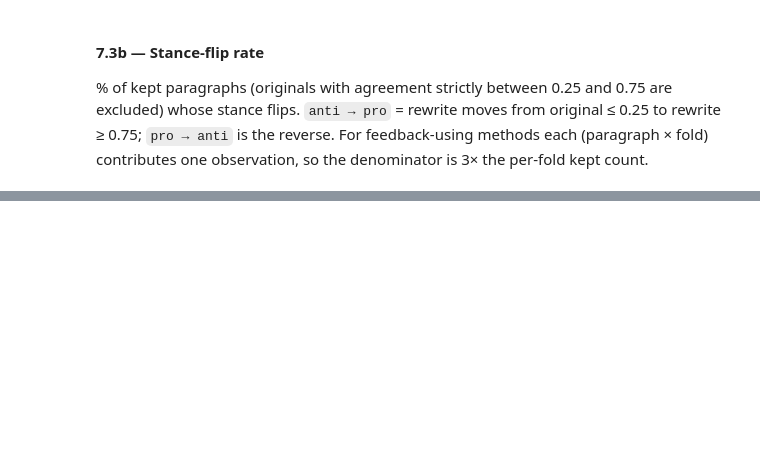
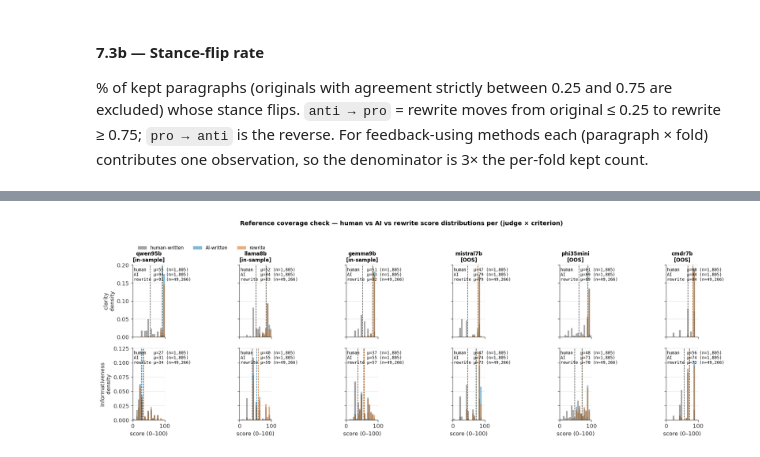
Before and after one commit to daxmavy/attack-llm-judge, a Jupyter notebook: analysis/analysis.ipynb, the cells around one changed output, grey strips where cells are left out. Saved outputs shown, nothing was run; the diff lists cells and outputs as text; code cells hidden in the pictures; blank space fills up the shorter version.

```diff
--- a/analysis/analysis.ipynb
+++ b/analysis/analysis.ipynb
@@ -1155,0 +1705,17 @@ plt.show()
+# %%
+def _truncate(s, n=400):
+    s = ' '.join(s.split())
+    return s if len(s) <= n else s[:n].rsplit(' ', 1)[0] + '…'
+
+for _t in S8_NLI_TARGETS:
+    sub = s8_nli_samples[s8_nli_samples['target'] == _t]
+    print('=' * 90)
+    print(f'TARGET mean_nli ≈ {_t:.2f}   (n={len(sub)})')
+    print('=' * 90)
+    for k, (_, r) in enumerate(sub.iterrows(), 1):
+        print(f'\n[{k}] mean_nli={r.mean_nli:.3f}  fwd={r.nli_fwd:.3f}  bwd={r.nli_bwd:.3f}')
+        print(f'    method={r.method}  rewriter={r.rewriter}  criterion={r.rew_criterion}')
+        print(f'    proposition: "{r.proposition}"')
+        print(f'    ORIGINAL:  {_truncate(r.original_text)}')
+        print(f'    REWRITE :  {_truncate(r.rewrite_text)}')
+    print()
@@ -1155,0 +1922,52 @@ plt.show()
+# %%
+# Pull rewrite scores for in-scope methods, plus original + original_ai, all attack-track judges.
+_cov_methods_sql = ','.join(repr(m) for m in S8_METHOD_ORDER + ['original_ai'])
+s8_cov = pd.read_sql_query(f'''
+    SELECT ar.method, j.judge_slug, j.criterion, j.score
+    FROM attack_rewrites ar JOIN attack_judge_scores j ON j.rewrite_id = ar.rewrite_id
+    WHERE ar.method IN ({_cov_methods_sql})
+      AND j.judge_slug IN ({_all_judges_sql})''', conn)
+s8_cov['kind'] = np.where(s8_cov['method'] == 'original',    'human-written',
+                  np.where(s8_cov['method'] == 'original_ai', 'AI-written', 'rewrite'))
+
+_KIND_COLOR = {'human-written': '#444444',
+               'AI-written':    OKABE_ITO['blue'],
+               'rewrite':       OKABE_ITO['vermilion']}
+_JUDGE_ORDER = S8_IN_SAMPLE_JUDGES + S8_OOS_JUDGES
+_CRITERIA    = ['clarity', 'informativeness']
+_BINS = np.arange(0, 105, 5)
+
+fig, axes = plt.subplots(len(_CRITERIA), len(_JUDGE_ORDER), figsize=(17, 6.0),
+                         sharex=True, sharey='row')
+for i, crit in enumerate(_CRITERIA):
+    for j, judge in enumerate(_JUDGE_ORDER):
+        ax = axes[i, j]
+        d = s8_cov[(s8_cov['criterion'] == crit) & (s8_cov['judge_slug'] == judge)]
+        means = {}
+        for kind in ['human-written', 'AI-written', 'rewrite']:
+            arr = d.loc[d['kind'] == kind, 'score'].to_numpy()
+            if len(arr) == 0:
+                continue
+            ax.hist(arr, bins=_BINS, density=True, color=_KIND_COLOR[kind], alpha=0.50,
+                    edgecolor='white', linewidth=0.4, label=kind)
+            ax.axvline(arr.mean(), color=_KIND_COLOR[kind], linestyle='--', linewidth=1.0)
+            means[kind] = (arr.mean(), len(arr))
+        txt = '\n'.join(f'{k.split("-")[0]:<7s} μ={m:.0f} (n={n:,})'
+                         for k, (m, n) in means.items())
+        ax.text(0.03, 0.96, txt, transform=ax.transAxes, ha='left', va='top',
+                fontsize=8.2, family='monospace')
+        if i == 0:
+            tag = 'in-sample' if judge in S8_IN_SAMPLE_JUDGES else 'OOS'
+            ax.set_title(f"{judge.replace('judge_', '')}\n[{tag}]", fontsize=10)
+        if i == len(_CRITERIA) - 1: ax.set_xlabel('score (0–100)')
+        if j == 0: ax.set_ylabel(f'{crit}\ndensity')
+        ax.set_xlim(0, 100)
+axes[0, 0].legend(loc='upper left', bbox_to_anchor=(0.02, 1.32), ncol=3,
+                  frameon=False, fontsize=9)
+fig.suptitle('Reference coverage check — human vs AI vs rewrite score distributions per (judge × criterion)',
+             y=1.02, fontsize=12, fontweight='semibold')
+fig.tight_layout()
+fig.savefig(FIG_DIR / 'fig_s8_8_reference_coverage.png')
+plt.show()
+# %% [output]
+[figure, added]
```
Also changed, not shown: parts of 48 cells of this notebook, 4 other files.
